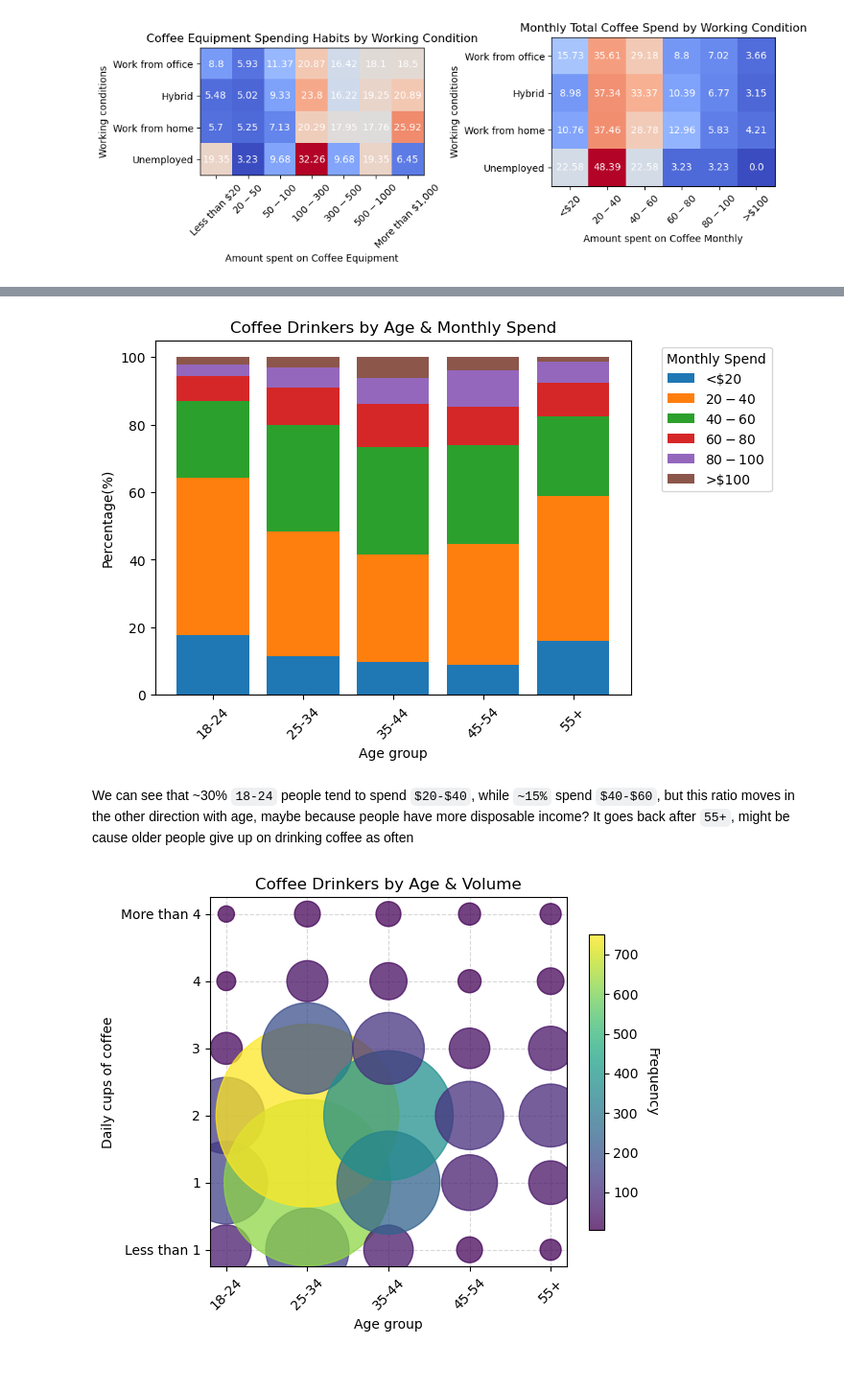
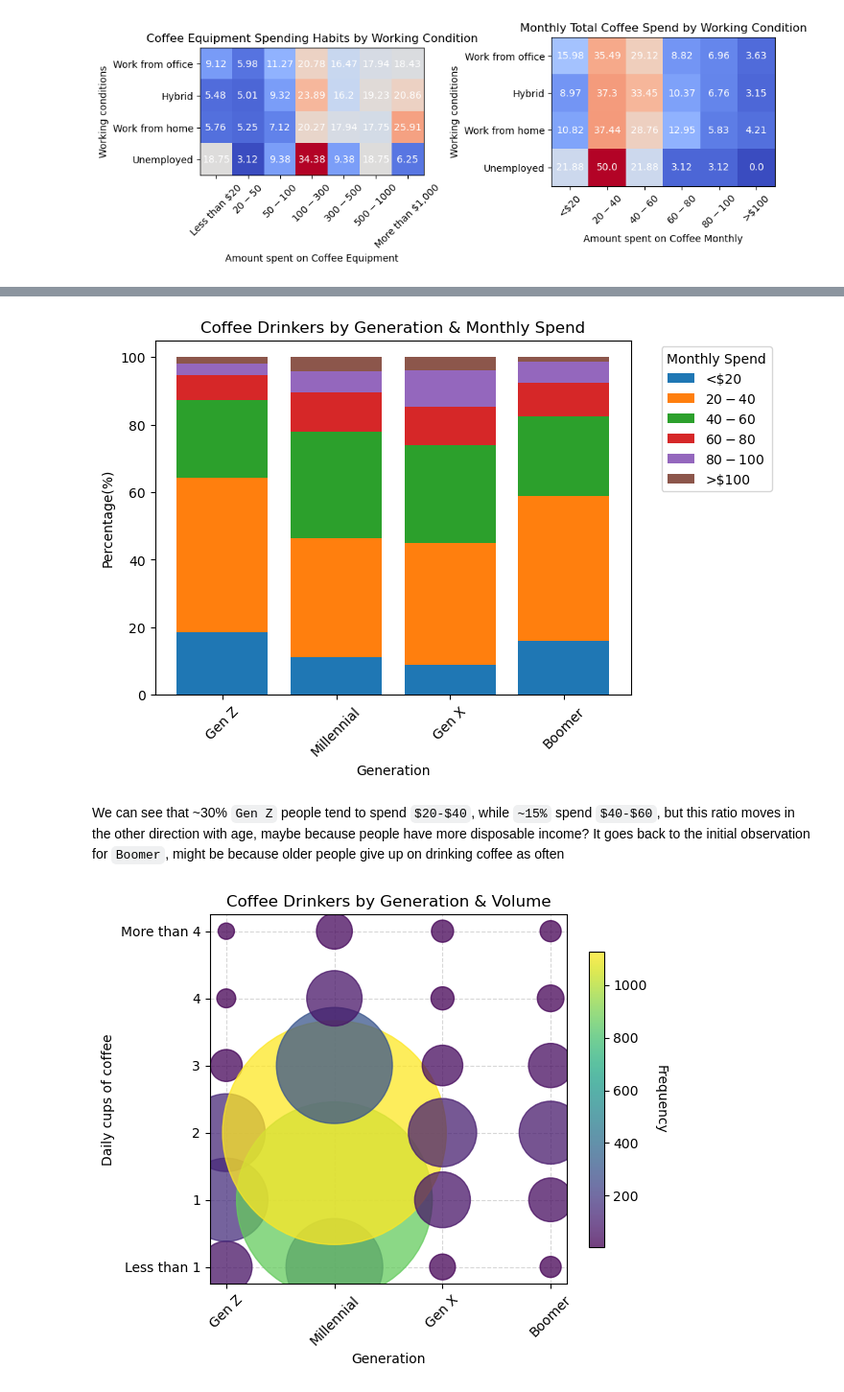
Before and after one commit to cyberNinja6143/Team-1-Dataset-manipultion-an-visulization, a Jupyter notebook: Team-1.ipynb, the cells around one changed output, grey strips where cells are left out. Shown at 96% size. Drawn from its saved outputs; the diff is of its cells as text; code cells hidden in the pictures.

Commit message:
Added generation column + changed viz

```diff
--- a/Team-1.ipynb
+++ b/Team-1.ipynb
@@ -285,3 +291,0 @@ df.loc[:, "age"] = df["age"].map(age_mapping).fillna(df["age"])
-# %%
-df = df[df['age'] != '<18 years old']
-df.age.value_counts(dropna=False)
@@ -389,6 +386,6 @@ Less than 1     292
 More than 4      56
 Name: cups, dtype: int64
 # %%
-new_df = df[['favorite', 'gender', 'total_spend', 'age', 'wfh', 'spent_equipment', 'cups']]
+new_df = df[['favorite', 'gender', 'total_spend', 'age', 'wfh', 'spent_equipment', 'cups', 'generation']]
 new_df.head()
 # %% [output]
@@ -500,13 +497,7 @@ Overall, people tend to spend a significant amount of money on coffee equipment
 <br/><br/>
 In the second graph, we can see that, in general people spend <$60 monthly on coffee even if they have spent a lot of coffee equipment<br/>
 # %%
-age_order = [
-    "18-24",
-    "25-34",
-    "35-44",
-    "45-54",
-    "55+",
-]
+generation_order = ["Gen Z", "Millennial", "Gen X", "Boomer"]
 
 cups_order = [
     "Less than 1",
@@ -522,64 +513,66 @@ cups_order = [
 #    [age_order, cups_order], names=["Age group", "Daily cups of coffee"]
 #)
 #values = values.reindex(new_index).fillna(0).to_numpy().reshape((7,6))
-values = pd.crosstab(new_df["age"], new_df["total_spend"], normalize='index')*100
-values = values.reindex(index=age_order, columns=total_spend_order).fillna(0).to_numpy()
+values = pd.crosstab(new_df["generation"], new_df["total_spend"], normalize='index')*100
+values = values.reindex(index=generation_order, columns=total_spend_order).fillna(0).to_numpy()
 
 fig, ax = plt.subplots()
-ax.set_xticks(range(len(age_order)), labels=age_order, rotation=45)
+ax.set_xticks(range(len(generation_order)), labels=generation_order, rotation=45)
 #ax.set_yticks(range(len(cups_order)), labels=cups_order)
-bottom_values = np.zeros(len(age_order))
+bottom_values = np.zeros(len(generation_order))
 
 for i, subcategory in enumerate(total_spend_order):
-    ax.bar(age_order, values[:, i], bottom=bottom_values, label=subcategory)
+    ax.bar(generation_order, values[:, i], bottom=bottom_values, label=subcategory)
     bottom_values += values[:, i]
 
 ax.set_ylabel("Percentage(%)")
-ax.set_xlabel('Age group')
-ax.set_title("Coffee Drinkers by Age & Monthly Spend")
+ax.set_xlabel('Generation')
+ax.set_title("Coffee Drinkers by Generation & Monthly Spend")
 ax.legend(title="Monthly Spend", bbox_to_anchor=(1.05, 1), loc="upper left")
 
 plt.show()
 # %% [output]
-[figure, old version]
+[figure, new version]
 # %% [markdown]
-We can see that ~30% `18-24` people tend to spend `$20-$40`, while `~15%` spend `$40-$60`, but this ratio moves in the other direction with age, maybe because people have more disposable income?
-It goes back after `55+`, might be cause older people give up on drinking coffee as often
+We can see that ~30% `Gen Z` people tend to spend `$20-$40`, while `~15%` spend `$40-$60`, but this ratio moves in the other direction with age, maybe because people have more disposable income?
+It goes back to the initial observation for `Boomer`, might be because older people give up on drinking coffee as often
 # %%
-values = new_df.groupby(by=["age", "cups"])[["age", "cups"]].value_counts()
+values = new_df.groupby(by=["generation", "cups"])[
+    ["generation", "cups"]
+].value_counts()
 new_index = pd.MultiIndex.from_product(
-   [age_order, cups_order], names=["Age group", "Daily cups of coffee"]
+   [generation_order, cups_order], names=["Generation", "Daily cups of coffee"]
 )
 # values = values.reindex(new_index).fillna(0).to_numpy().reshape((7,6))
 values = values.reindex(new_index).fillna(0).reset_index(name="Count")
 
 fig, ax = plt.subplots(figsize=(6, 5))
 
 bubble = ax.scatter(
-    x=values["Age group"],
+    x=values["Generation"],
     y=values["Daily cups of coffee"],
     s=values["Count"] * 25,  # Control marker size (area)
     c=values["Count"],  # Map bubble color to values
     cmap="viridis",
     alpha=0.75,  # Blend overlapping markers
     #edgecolors="black",
 )
 
 # 4. Add details and colorbar
-ax.set_xticks(range(len(age_order)), labels=age_order, rotation=45)
-ax.set_title("Coffee Drinkers by Age & Volume")
-ax.set_xlabel("Age group")
+ax.set_xticks(range(len(generation_order)), labels=generation_order, rotation=45)
+ax.set_title("Coffee Drinkers by Generation & Volume")
+ax.set_xlabel("Generation")
 ax.set_ylabel("Daily cups of coffee")
 ax.grid(True, linestyle="--", alpha=0.5, zorder=0)
 ax.set_axisbelow(True)  # Move gridlines behind the bubbles
 
 # Add colorbar indicator
 cbar = fig.colorbar(bubble, ax=ax, shrink=0.8)
 cbar.set_label("Frequency", rotation=270, labelpad=15)
 
 plt.show()
 # %% [output]
-[figure, old version]
+[figure, new version]
 # %%
 top_5_coffees = ["Pourover", "Latte", "Regular drip coffee", "Cappuccino", "Espresso"]
 genders = ["Male", "Female"]
```
Also changed, not shown: parts of 12 cells of this notebook.
